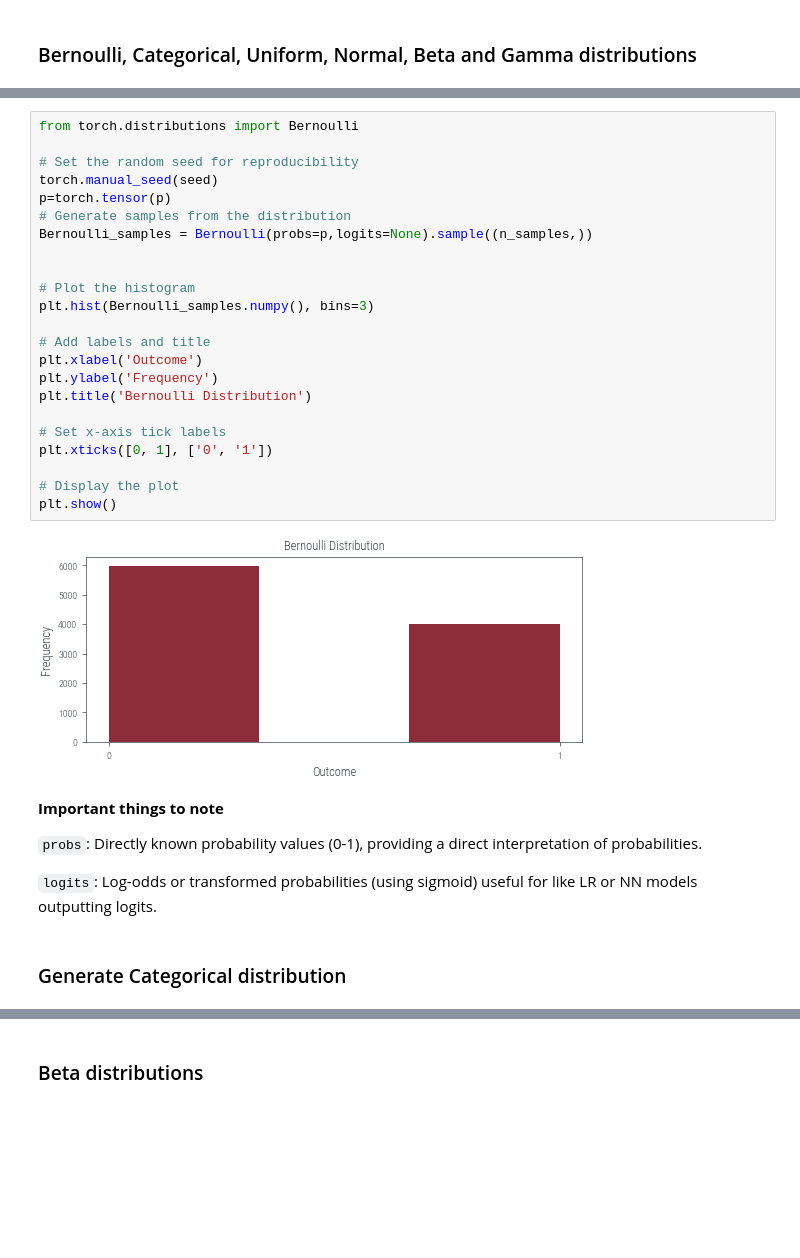
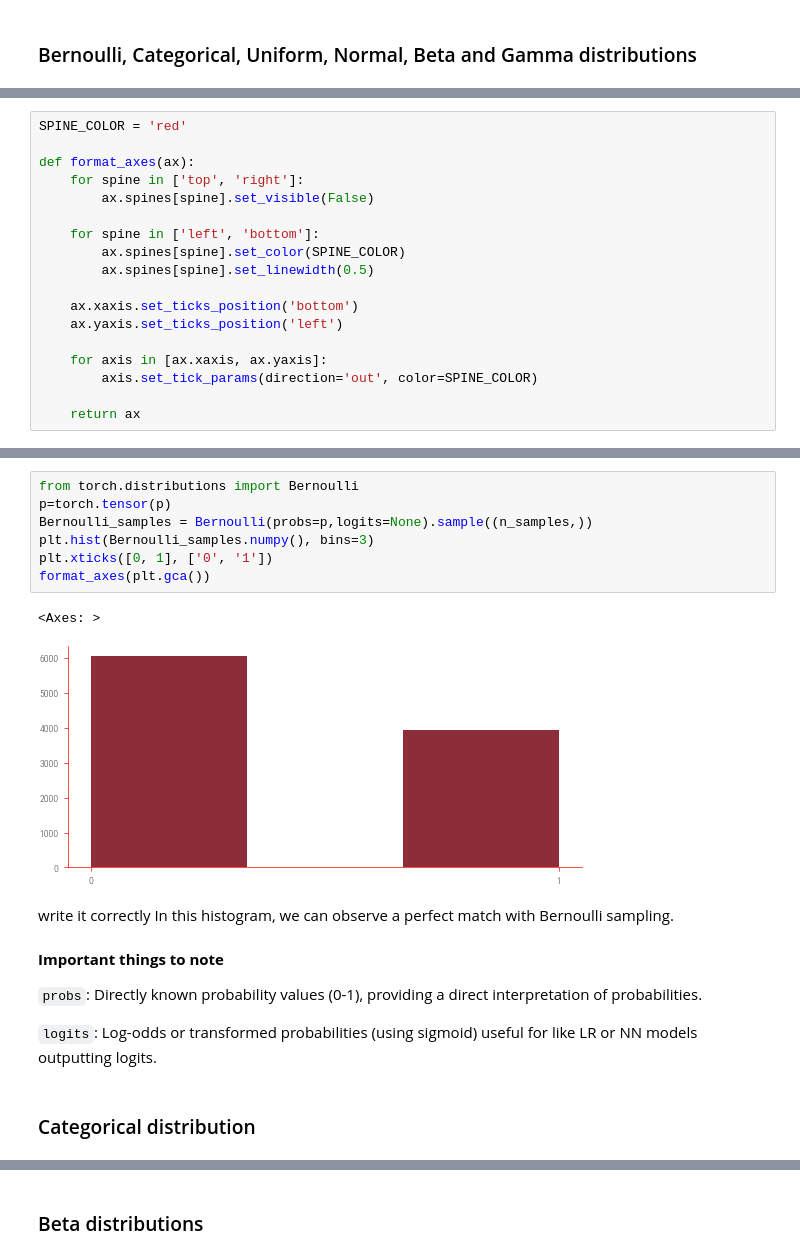
Before and after one commit to rishabh-mondal/Rishabh-mondal.github.io, a Jupyter notebook: posts/Sampling_distributions.ipynb, the cells around one changed output, grey strips where cells are left out. Saved outputs shown, nothing was run; the diff lists cells and outputs as text; blank space fills up the shorter version.

Commit message:
abc_sampling

```diff
--- a/posts/Sampling_distributions.ipynb
+++ b/posts/Sampling_distributions.ipynb
@@ -17,0 +30,18 @@ plt.rcParams.update(bundles.beamer_moml())
+# %%
+SPINE_COLOR = 'red'
+
+def format_axes(ax):
+    for spine in ['top', 'right']:
+        ax.spines[spine].set_visible(False)
+
+    for spine in ['left', 'bottom']:
+        ax.spines[spine].set_color(SPINE_COLOR)
+        ax.spines[spine].set_linewidth(0.5)
+
+    ax.xaxis.set_ticks_position('bottom')
+    ax.yaxis.set_ticks_position('left')
+
+    for axis in [ax.xaxis, ax.yaxis]:
+        axis.set_tick_params(direction='out', color=SPINE_COLOR)
+
+    return ax
@@ -41,28 +104,15 @@ plt.show()
 # %%
 from torch.distributions import Bernoulli
-
-# Set the random seed for reproducibility
-torch.manual_seed(seed)
 p=torch.tensor(p)
-# Generate samples from the distribution
 Bernoulli_samples = Bernoulli(probs=p,logits=None).sample((n_samples,))
-
-
-# Plot the histogram
 plt.hist(Bernoulli_samples.numpy(), bins=3)
-
-# Add labels and title
-plt.xlabel('Outcome')
-plt.ylabel('Frequency')
-plt.title('Bernoulli Distribution')
-
-# Set x-axis tick labels
 plt.xticks([0, 1], ['0', '1'])
-
-# Display the plot
-plt.show()
+format_axes(plt.gca())
 # %% [output]
+<Axes: >
-[figure, old version]
+[figure, new version]
+# %% [markdown]
+write it correctly In this histogram, we can observe a perfect match with Bernoulli sampling.
 # %% [markdown]
 **Important things to note**
 
@@ -70,4 +120,4 @@ plt.show()
 
 `logits`: Log-odds or transformed probabilities (using sigmoid) useful for like LR or NN models outputting logits.
 # %% [markdown]
-### Generate Categorical distribution
+### Categorical distribution
```
Also changed, not shown: parts of 32 cells of this notebook, 4 other files.
